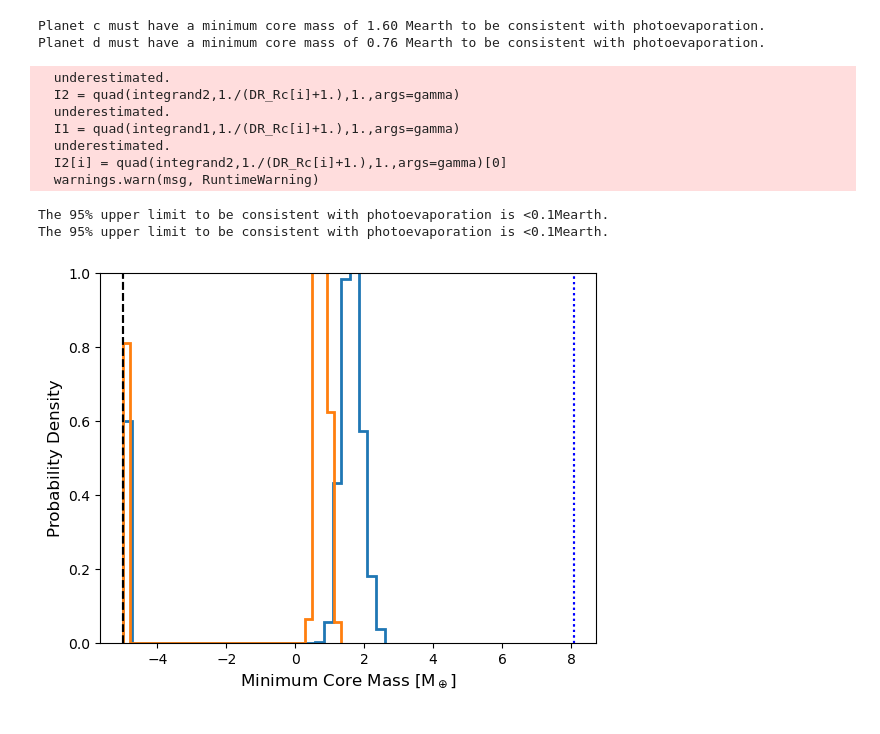
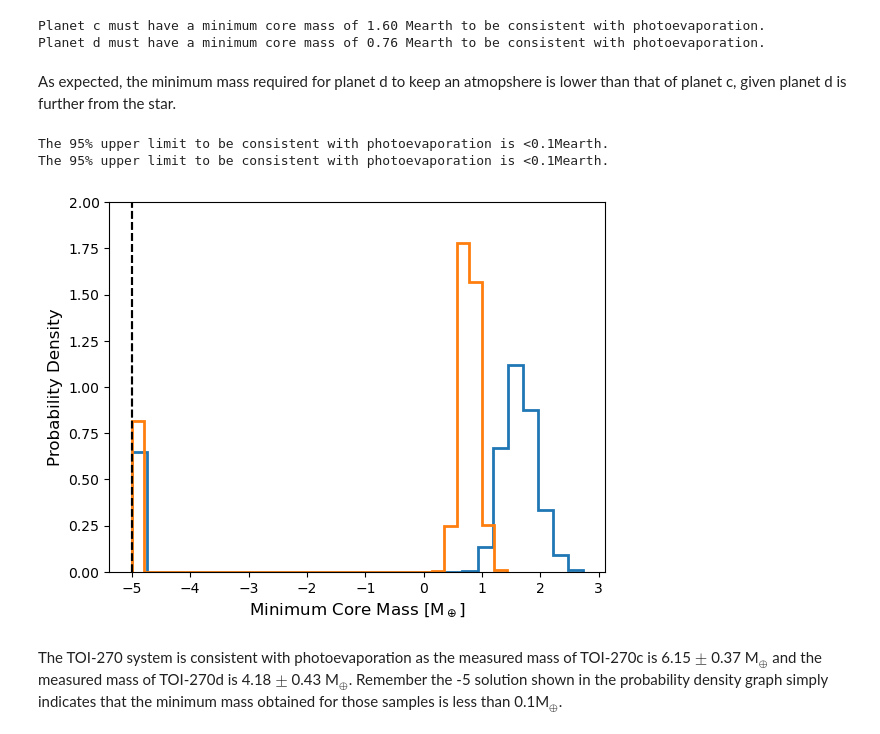
Before and after one commit to jo276/EvapMass, a Jupyter notebook: general_notebook.ipynb, the cells around one changed output. Drawn from its saved outputs; the diff is of its cells as text; code cells hidden in the pictures.

```diff
--- a/general_notebook.ipynb
+++ b/general_notebook.ipynb
@@ -441,6 +325,8 @@ for planet in system.planets:
 # %% [output]
 Planet c must have a minimum core mass of 1.60 Mearth to be consistent with photoevaporation.
 Planet d must have a minimum core mass of 0.76 Mearth to be consistent with photoevaporation.
+# %% [markdown]
+As expected, the minimum mass required for planet d to keep an atmopshere is lower than that of planet c, given planet d is further from the star.
 # %%
 for index in igaseous:
   Mout_error= np.zeros(3000)
@@ -455,44 +341,39 @@ for index in igaseous:
     system.star.age = normal(s_age,s_age_er,1)
 
     for planet in planets:
         r_use = normal(planet['r'],planet['r_err'],1)
         p_use = normal(planet['p'],planet['p_err'],1)
         system.add_planet(planet['name'], r_use, planet['r_err'],
                           p_use, planet['p_err'])
 
     system.update_planet_info()
     system.above_or_below_valley(valley_loc)
     system.mass_rocky(Xiron,Xice)
 
     ms.find_hardest_rocky(system,Tkh_Myr,Xiron,Xice,eff_option)
     irocky = system.index_rocky_to_scale #index of rocky planet which is hardest to strip
 
 
     Mout, flag = ms.min_mass_gaseous(system.planets[irocky],system.planets[index],
                                          Tkh_Myr,Xiron,Xice,system.star.age,eff_option)
     Mout_error[i] = Mout
     flag_out[i]=flag
 
-  plt.hist(Mout_error,bins=30,density=True,histtype='step',lw=2)
-  plt.plot([(np.percentile(Mout_error,5.)),(np.percentile(Mout_error,5.))],[0.,1.],'--',color='k', lw=1.5)
-  plt.plot([8.08,8.08],[0.,1.],':',color='b', lw=1.5) #Must set this to the meassured mass of the planet
-  plt.ylim((0.,1.))
+  plt.hist(Mout_error,bins=30,density=True,histtype='step',lw=2, label='Planet '+ system.planets[index].name)
+  plt.plot([(np.percentile(Mout_error,5.)),(np.percentile(Mout_error,5.))],[0.,2.],'--',color='k', lw=1.5)
+  #plt.plot([8.08,8.08],[0.,2.],':',color='b', lw=1.5) #Must set this to the meassured mass of the planet
+  plt.ylim((0.,2.))
   plt.ylabel('Probability Density',fontsize=12)
   plt.xlabel(r'Minimum Core Mass [M$_\oplus$]',fontsize=12)
   if (np.percentile(Mout_error,5.) == -5.0):
       print('The 95% upper limit to be consistent with photoevaporation is <0.1Mearth.')
   elif (np.percentile(Mout_error,5.) == -2.0):
         print('Planet is not consistent with photoevaporation. The 95% upper limit indicates there is no solution.')
   else:
      print('The 95% upper limit to be consistent with photoevaporation is ' + (np.percentile(Mout_error,5.))+ 'Mearth')
 # %% [output]
-  underestimated.
-  I2 = quad(integrand2,1./(DR_Rc[i]+1.),1.,args=gamma)
-  underestimated.
-  I1 = quad(integrand1,1./(DR_Rc[i]+1.),1.,args=gamma)
-  underestimated.
-  I2[i] = quad(integrand2,1./(DR_Rc[i]+1.),1.,args=gamma)[0]
-  warnings.warn(msg, RuntimeWarning)
+The 95% upper limit to be consistent with photoevaporation is <0.1Mearth.
+The 95% upper limit to be consistent with photoevaporation is <0.1Mearth.
-The 95% upper limit to be consistent with photoevaporation is <0.1Mearth.
-The 95% upper limit to be consistent with photoevaporation is <0.1Mearth.
-[figure, old version]
+[figure, new version]
+# %% [markdown]
+The TOI-270 system is consistent with photoevaporation as the measured mass of TOI-270c is 6.15 $\pm$ 0.37 M$_{\oplus}$ and the measured mass of TOI-270d is 4.18 $\pm$ 0.43 M$_{\oplus}$. Remember the -5 solution shown in the probability density graph simply indicates that the minimum mass obtained for those samples is less than 0.1M$_{\oplus}$.
```
Also changed, not shown: parts of 15 cells of this notebook, 2 other files.
